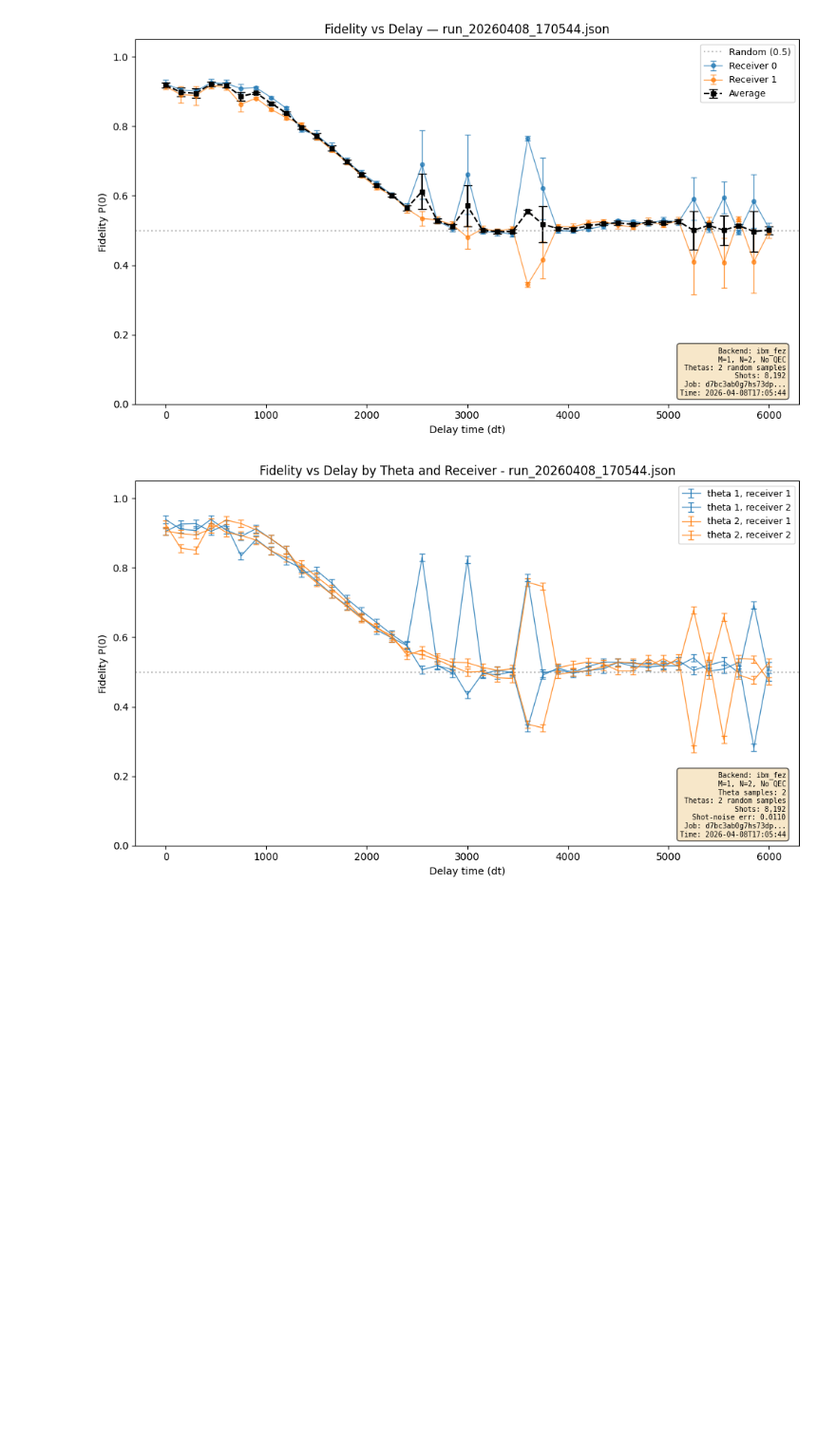
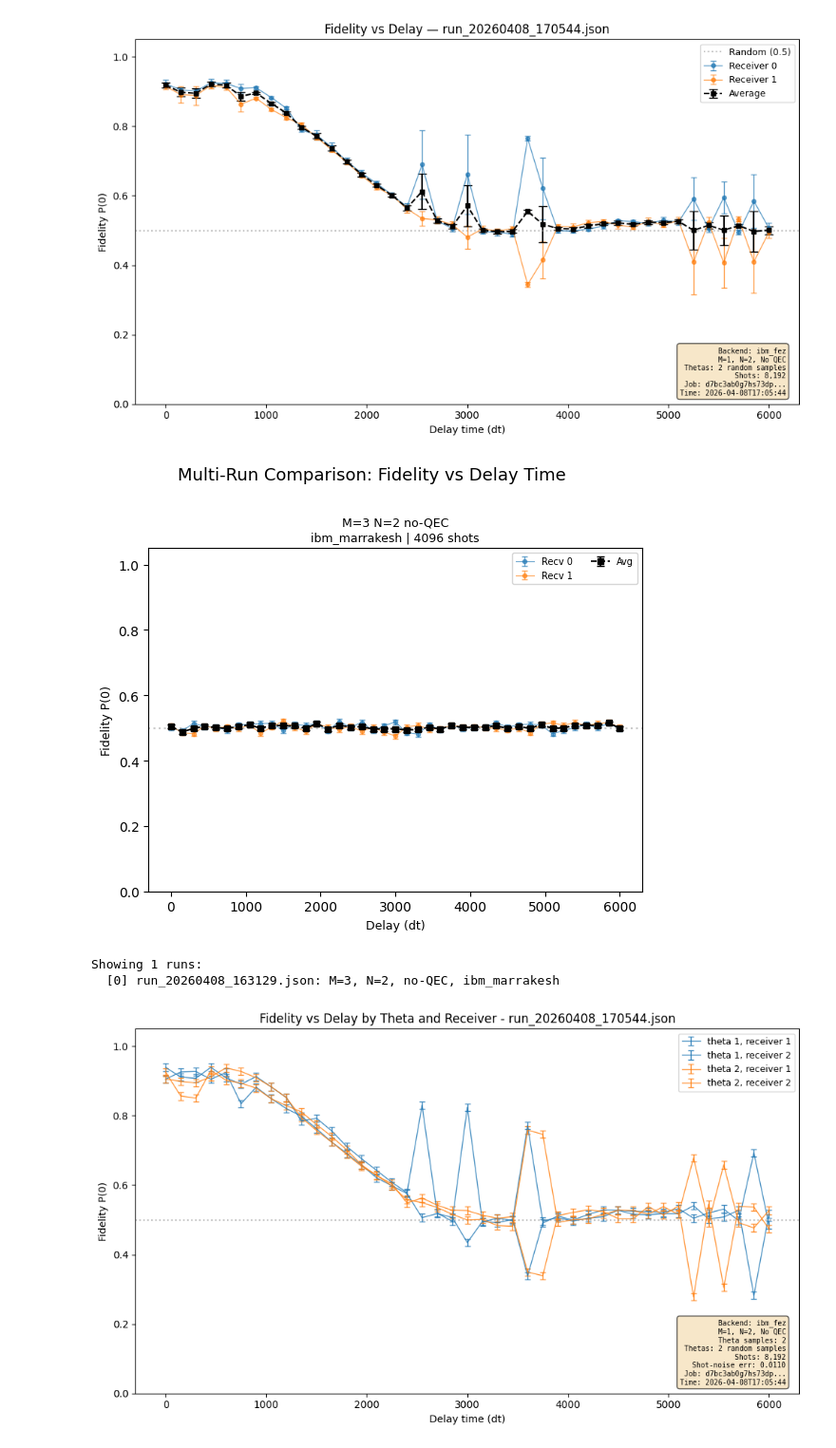
Before and after one commit to mtp354/Broadcasting, a Jupyter notebook: visualizations.ipynb, the cells around one changed output. Shown at 95% size. Saved outputs shown, nothing was run; the diff lists cells and outputs as text; code cells hidden in the pictures; blank space fills up the shorter version.

```diff
--- a/visualizations.ipynb
+++ b/visualizations.ipynb
@@ -193,7 +193,7 @@ plt.show()
 #   selected = [r for r in runs if r["M"] == 1]        # filter by M
 #   selected = [r for r in runs if not r["use_qec"]]   # non-QEC only
 
-selected = [r for r in runs if (len(r["tau_values"]) > 1) and (r["M"] == 1)]  # runs with a tau sweep
+selected = [r for r in runs if (len(r["tau_values"]) > 1) and (r["M"] == 3)]  # runs with a tau sweep
 
 if not selected:
     print("No runs matched the selection criteria.")
@@ -243,33 +243,37 @@ else:
 
         ax.errorbar(taus, avg_means, yerr=avg_errs,
                     fmt="s--", color="black", capsize=3,
                     markersize=4, linewidth=1.2, label="Avg")
 
         ax.axhline(0.5, color="gray", linestyle=":", alpha=0.4)
         ax.set_ylim(0, 1.05)
         ax.set_xlabel("Delay (dt)", fontsize=9)
         if idx % ncols == 0:
             ax.set_ylabel("Fidelity P(0)", fontsize=9)
         ax.legend(fontsize=7, loc="upper right", ncol=2)
 
         # Title with key metadata
         qec_tag = "QEC" if run["use_qec"] else "no-QEC"
         ax.set_title(f"M={run['M']} N={run['N']} {qec_tag}\n"
                      f"{run['backend']} | {run['shots']} shots",
                      fontsize=9)
 
     # Blank out unused subplots
     for idx in range(n_runs, nrows * ncols):
         axes[idx // ncols][idx % ncols].set_visible(False)
 
     fig.suptitle("Multi-Run Comparison: Fidelity vs Delay Time", fontsize=13, y=1.01)
     plt.tight_layout()
     plt.show()
 
     print(f"Showing {n_runs} runs:")
     for i, r in enumerate(selected):
         qec_str = "QEC" if r["use_qec"] else "no-QEC"
         print(f"  [{i}] {r['filename']}: M={r['M']}, N={r['N']}, {qec_str}, {r['backend']}")
+# %% [output]
+[figure, added]
+Showing 1 runs:
+  [0] run_20260408_163129.json: M=3, N=2, no-QEC, ibm_marrakesh
 # %%
 # --- Latest run: fidelity vs delay time by theta sample and receiver ---
 
```
Also changed, not shown: 2 other files.
